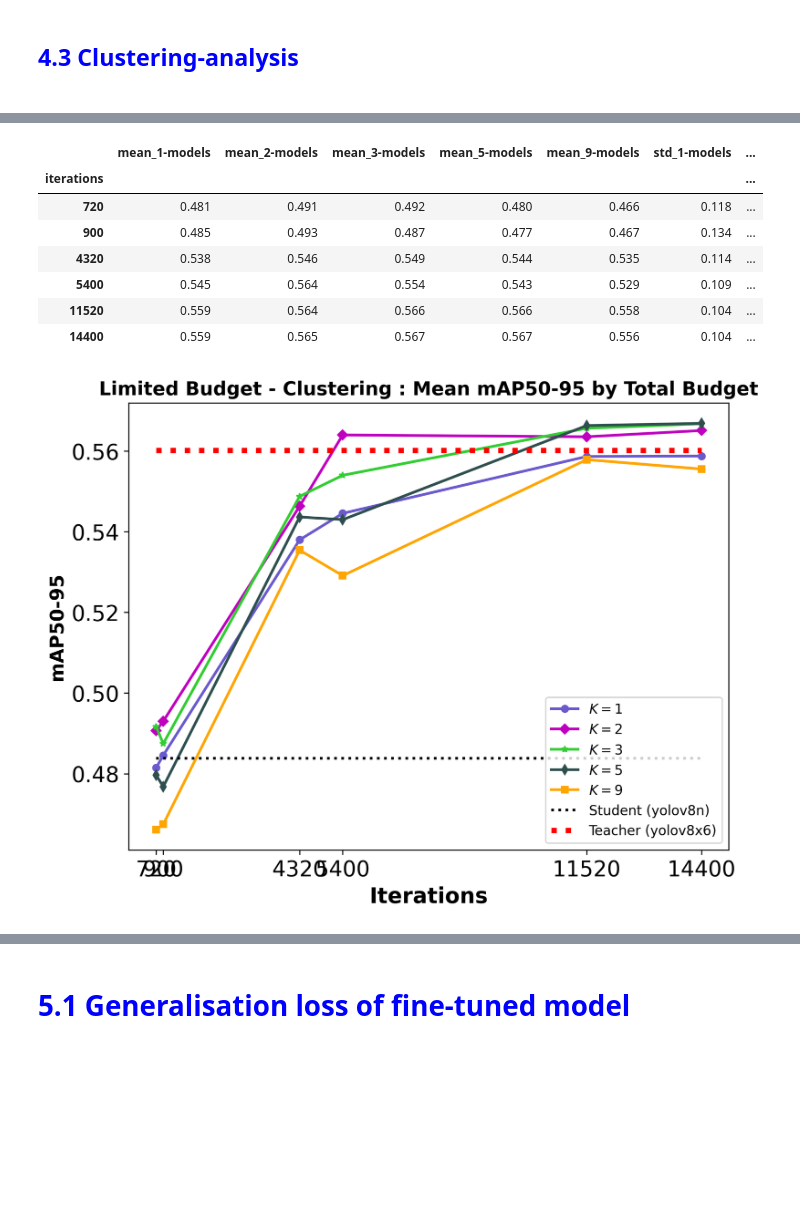
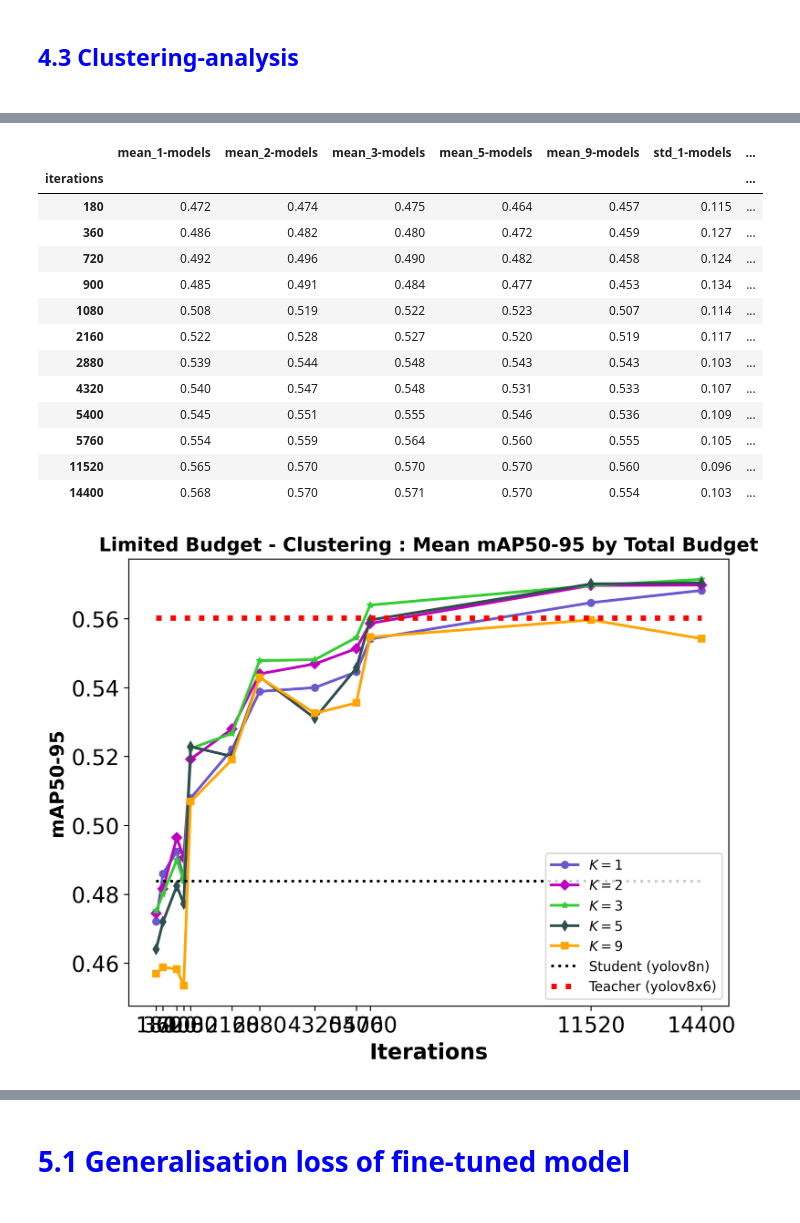
Before and after one commit to manjahdani/CSBAD, a Jupyter notebook: visualization_tools/analysis_journal.ipynb, the cells around one changed output, grey strips where cells are left out. Saved outputs shown, nothing was run; the diff lists cells and outputs as text; code cells hidden in the pictures; blank space fills up the shorter version.

```diff
--- a/visualization_tools/analysis_journal.ipynb
+++ b/visualization_tools/analysis_journal.ipynb
@@ -101,7 +101,7 @@ def benchmark_strategies_plot(strategies_df,
         # Use the 95% margin of error
         ax.fill_between(random_grouped.index,
                         random_grouped['mean'] - moe,
-                        random_grouped['mean'] + moe,
+                         random_grouped['mean'] + moe,
                         color='magenta', alpha=0.1, label='95% Margin of Error Random')
         pivot_tbl_rand = compute_pivot_tables(random_df)
         display(pivot_tbl_rand)
@@ -115,7 +115,7 @@ def benchmark_strategies_plot(strategies_df,
     ax.set_xticklabels(plot_style.get('tick_labels', default_labels))
     ax.set_title(plot_style.get('title','Average mAP50-95 values per sample for different strategies'),weight='bold', fontsize=14)
     ax.grid(plot_style.get('setGrid', False))
-    ax.set_xlabel(plot_style.get('xlabel','B'),weight='bold', fontsize=16)
+    ax.set_xlabel(plot_style.get('xlabel',r'Samples Budget $B$'),weight='bold', fontsize=16)
     ax.set_ylabel(plot_style.get('ylabel','mAP50-95'),weight='bold', fontsize=14)
 
     ax.legend()
@@ -1006,7 +1100,7 @@ benchmark_strategies_plot(df_cluster_pb,
 def total_maturity_cluster(cam_week_tuples, strategy, samples, clusters, df, dom_periods):
     # Create an empty DataFrame
     result_df = pd.DataFrame()
-    epochs=[80,100]
+    epochs=[20,40,80,100]
     # Loop over each cam, week tuple
     for cam_week_tuple in cam_week_tuples:
         # Unpack the tuple into cam and week variables
@@ -1032,6 +1126,7 @@ def total_maturity_cluster(cam_week_tuples, strategy, samples, clusters, df, dom
                 data1["mAP50-95"]=mean_cam_self
                 data1["iterations"]= int(sample/16*epoch*9)#int((data1["samples"])*sgl_df['epochs']/16)
                 data1[f"epochs"]=int(epoch*9)
+                data1[f"base_epoch"]=int(epoch)
                 result_df = pd.concat([result_df, pd.DataFrame([data1])], ignore_index=True)
 
                 for cls in inclusters:
@@ -1048,6 +1143,7 @@ def total_maturity_cluster(cam_week_tuples, strategy, samples, clusters, df, dom
                                                students=['yolov8n'],
                                                epochs=[epoch*9/len(in_cameras)])
                     data2[f"equivalent_samples"]=int(number_of_samples*9/len(in_cameras))
+                    data2[f"base_epoch"]=int(epoch)
                     data2[f"samples"]=number_of_samples
                     data2[f"strategy"]=f"{cls['number']}-models"
                     data2["mAP50-95"] = cluster_mean
@@ -1072,39 +1168,44 @@ toprint, _ , _ = filter_df(df_varepoch,
                            same_domain=True,
                            strategies=['thresholded-top-confidence-max'])
 
 toprint.to_csv(r'E:\manjah\Documents\varepoch.csv', index=False)  # Set index=False if you don't want to save the index
 
 
-samples_varepoch=[16, 96, 256]
+samples_varepoch=[16,96,256]
 df_it=total_maturity_cluster(restricted_dom_periods,
                                'thresholded-top-confidence-max',
                                 samples_varepoch,
                                  clusters,
                                  df_varepoch,
                                  restricted_dom_periods)
 
 df_it.to_csv(r'E:\manjah\Documents\varepoch.csv', index=False)  # Set index=False if you don't want to save the index
 
 
 plot_style={
     'title': 'Limited Budget - Clustering : Mean mAP50-95 by Total Budget',
     'xlabel': r'Iterations',
-    'filename':"E:\Download\images-journal\sb-week-clustering-iteration.pdf"
 }
 
 benchmark_strategies_plot(df_it,
                           strategy_styles=cluster_strategy_styles,
                           baseline_df=df_baseline_default,
                           baseline_styles=baseline_styles_default,
                           plot_style=plot_style,
                           pivot='iterations')
 # %% [output]
 |  | mean_1-models | mean_2-models | mean_3-models | mean_5-models | mean_9-models | std_1-models | ... |
 | iterations |  |  |  |  |  |  | ... |
-| 720 | 0.481 | 0.491 | 0.492 | 0.480 | 0.466 | 0.118 | ... |
-| 900 | 0.485 | 0.493 | 0.487 | 0.477 | 0.467 | 0.134 | ... |
-| 4320 | 0.538 | 0.546 | 0.549 | 0.544 | 0.535 | 0.114 | ... |
-| 5400 | 0.545 | 0.564 | 0.554 | 0.543 | 0.529 | 0.109 | ... |
-| 11520 | 0.559 | 0.564 | 0.566 | 0.566 | 0.558 | 0.104 | ... |
-| 14400 | 0.559 | 0.565 | 0.567 | 0.567 | 0.556 | 0.104 | ... |
+| 180 | 0.472 | 0.474 | 0.475 | 0.464 | 0.457 | 0.115 | ... |
+| 360 | 0.486 | 0.482 | 0.480 | 0.472 | 0.459 | 0.127 | ... |
+| 720 | 0.492 | 0.496 | 0.490 | 0.482 | 0.458 | 0.124 | ... |
+| 900 | 0.485 | 0.491 | 0.484 | 0.477 | 0.453 | 0.134 | ... |
+| 1080 | 0.508 | 0.519 | 0.522 | 0.523 | 0.507 | 0.114 | ... |
+| 2160 | 0.522 | 0.528 | 0.527 | 0.520 | 0.519 | 0.117 | ... |
+| 2880 | 0.539 | 0.544 | 0.548 | 0.543 | 0.543 | 0.103 | ... |
+| 4320 | 0.540 | 0.547 | 0.548 | 0.531 | 0.533 | 0.107 | ... |
+| 5400 | 0.545 | 0.551 | 0.555 | 0.546 | 0.536 | 0.109 | ... |
+| 5760 | 0.554 | 0.559 | 0.564 | 0.560 | 0.555 | 0.105 | ... |
+| 11520 | 0.565 | 0.570 | 0.570 | 0.570 | 0.560 | 0.096 | ... |
+| 14400 | 0.568 | 0.570 | 0.571 | 0.570 | 0.554 | 0.103 | ... |
-[figure, old version]
+[figure, new version]
```
Also changed, not shown: parts of 15 cells of this notebook.
